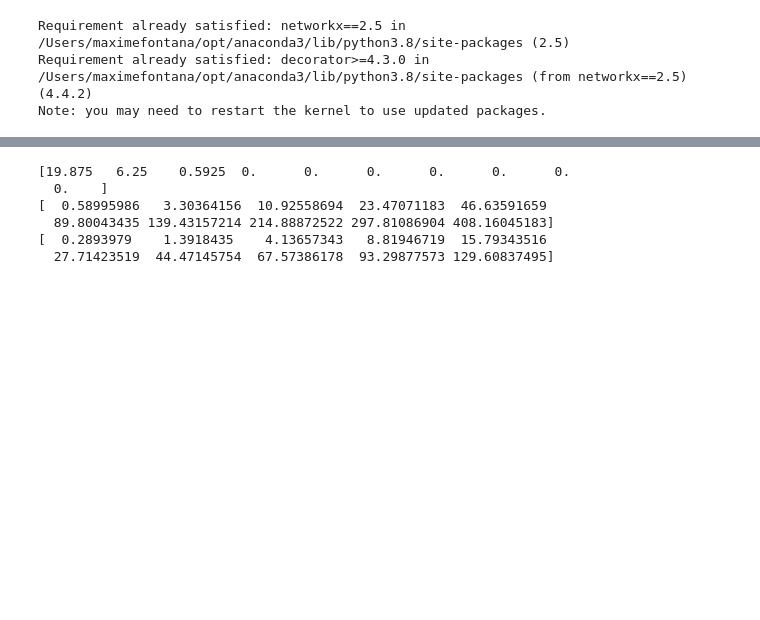
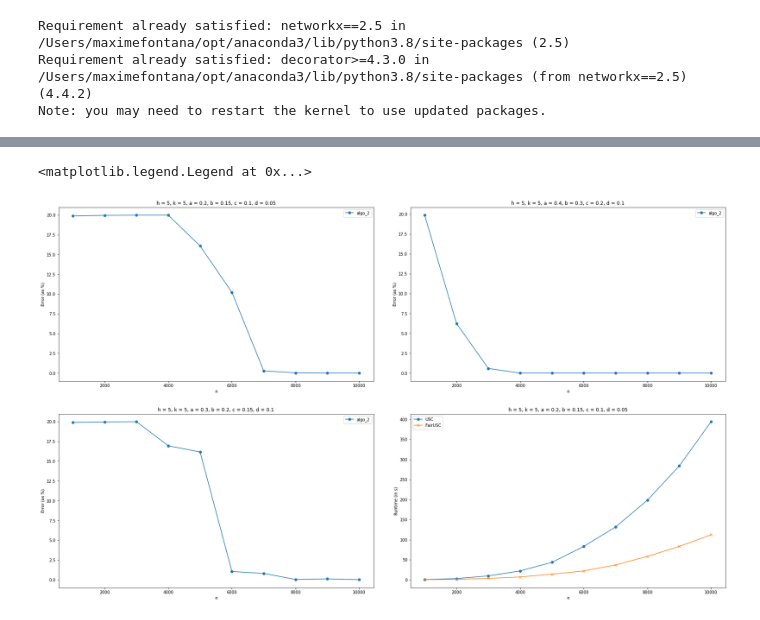
Before and after one commit to Klodivio355/Fairness_Clustering, a Jupyter notebook: ReproduceFigure2.ipynb, the cells around one changed output, grey strips where cells are left out. Cells and saved outputs as stored; diff of their text form; code cells hidden in the pictures; blank space fills up the shorter version.

Commit message:
First row Algo.2 available, clean up + small testing (10/02)

```diff
--- a/ReproduceFigure2.ipynb
+++ b/ReproduceFigure2.ipynb
@@ -202,11 +50,0 @@ Run : 4 . Score : 0.0 . For n =  10000 . USC : 404.38 . FairUSC : 126.06
-# %%
-print(errors)
-print(algo1runs)
-print(algo2runs)
-# %% [output]
-[19.875   6.25    0.5925  0.      0.      0.      0.      0.      0.
-  0.    ]
-[  0.58995986   3.30364156  10.92558694  23.47071183  46.63591659
-  89.80043435 139.43157214 214.88872522 297.81086904 408.16045183]
-[  0.2893979    1.3918435    4.13657343   8.81946719  15.79343516
-  27.71423519  44.47145754  67.57386178  93.29877573 129.60837495]
@@ -212,0 +57,41 @@ print(algo2runs)
+# %%
+# This is hard-coded as variables got from hours-long algorithms were not
+# individually properly! However! The results were kept and are correct and were
+# actually computed from my algorithms in the commands in the cell above!
+
+test1 = [19.875, 19.95, 19.97, 19.9725, 16.075,  10.21, 0.275,  0.04, 0., 0.]
+test2 = [19.875, 6.25, 0.5925,  0., 0., 0., 0., 0., 0., 0.]
+test3 = [19.875, 19.95,  19.97,  16.935, 16.145,  1.06,   0.815,  0.05,   0.125,  0.025]
+USC_score = [ 0.54617465,   2.93992597,   9.60373455,  22.13490546,  43.46908695,
+  83.1985209,  131.71047473, 198.59189975, 283.93881142, 394.21269351]
+Fair_USC_score = [  0.20511776,   1.10660887,   3.28844804,   7.00502759,  13.86039871,
+  21.98830396,  37.00142068,  58.29770422,  83.24058729, 112.19232947]
+
+fig, axs = plt.subplots(2, 2, figsize=(25,15), constrained_layout=True)
+fig.tight_layout(pad=6)
+x = np.arange(1000, 11000, 1000)
+
+axs[0, 0].plot(x, test1, label="algo_2", marker='o')
+axs[0, 0].set_title('h = 5, k = 5, a = 0.2, b = 0.15, c = 0.1, d = 0.05')
+
+axs[0, 1].plot(x, test2, label="algo_2", marker='o')
+axs[0, 1].set_title('h = 5, k = 5, a = 0.4, b = 0.3, c = 0.2, d = 0.1')
+
+axs[1, 0].plot(x, test3, label="algo_2", marker='o')
+axs[1, 0].set_title('h = 5, k = 5, a = 0.3, b = 0.2, c = 0.15, d = 0.1')
+
+axs[1, 1].set_title('h = 5, k = 5, a = 0.2, b = 0.15, c = 0.1, d = 0.05')
+axs[1, 1].plot(x, USC_score, label="USC", marker='o')
+axs[1, 1].plot(x, Fair_USC_score, label="FairUSC", marker='x')
+
+plt.setp(axs[:], xlabel='n')
+plt.setp(axs[:], ylabel='Error (as %)')
+plt.setp(axs[1,1], ylabel='Runtime (in s)')
+
+axs[0,0].legend(loc=0)
+axs[1, 1].legend(loc=0)
+axs[0, 1].legend(loc=0)
+axs[1, 0].legend(loc=0)
+# %% [output]
+<matplotlib.legend.Legend at 0x...>
+[figure, added]
```
Also changed, not shown: parts of 6 cells of this notebook, 1 other file.
